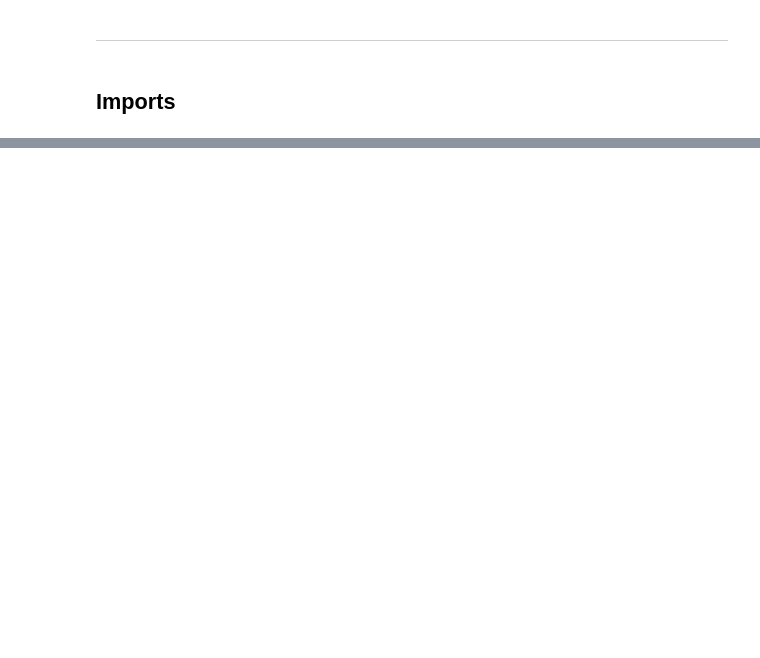
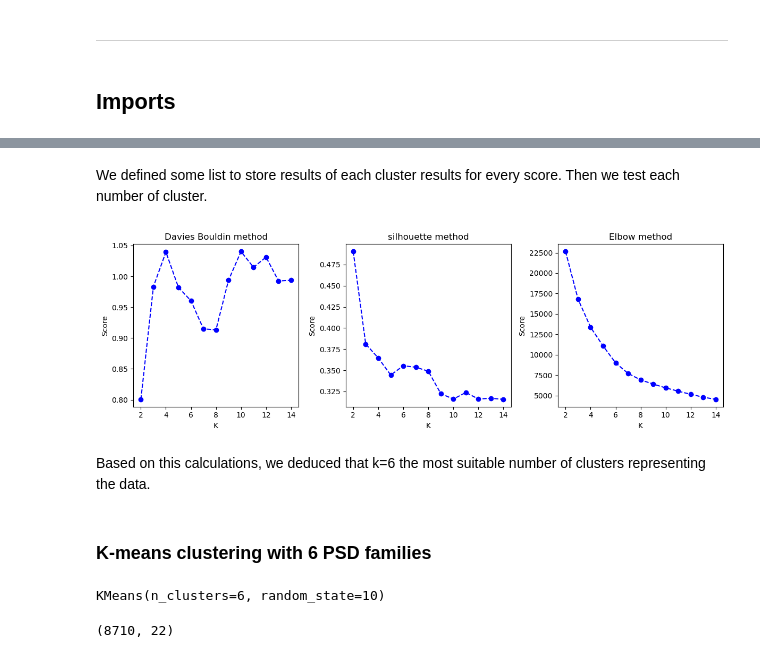
Before and after one commit to aladinor/Ladino_et_al_2025_DNN_PSD_retrieval, a Jupyter notebook: notebooks/K-means-psd.ipynb, the cells around one changed output, grey strips where cells are left out. Drawn from its saved outputs; the diff is of its cells as text; code cells hidden in the pictures; blank space fills up the shorter version.

Commit message:
adding figures and dataframe

```diff
--- a/notebooks/K-means-psd.ipynb
+++ b/notebooks/K-means-psd.ipynb
@@ -50,0 +69,7 @@ dt_camp2ex = datatree.open_datatree(path_data, engine='zarr', consolidated=True)
+# %%
+ds = ds.where(ds.lwc_cum > 0.01, drop=True)
+ds = ds
+ds['logr'] = np.log10(ds.r)
+ds['lognt'] = np.log10(ds.nt)
+ds['loglwc'] = np.log10(ds.lwc_cum)
+ds
@@ -50,0 +96,3 @@ dt_camp2ex = datatree.open_datatree(path_data, engine='zarr', consolidated=True)
+# %%
+df = ds.to_dataframe().reset_index()
+display(df.head(5))
@@ -50,0 +110,3 @@ dt_camp2ex = datatree.open_datatree(path_data, engine='zarr', consolidated=True)
+# %%
+scaler = StandardScaler()
+df[['sigma_T', 'dm_T', 'log10_nw_T', 'logr_T', 'lognt_T', "loglwc_T"]]= scaler.fit_transform(df[['sigma', 'dm', 'log10_nw', 'logr', 'lognt', 'loglwc']])
@@ -50,0 +136,44 @@ dt_camp2ex = datatree.open_datatree(path_data, engine='zarr', consolidated=True)
+# %% [markdown]
+We defined some list to store results of each cluster results for every score. Then we test each number of cluster.
+# %%
+dav = []
+sil = []
+elbow = []
+
+for k in range(2,15):
+    _dav, _sil, _el = get_kmeans_score(df[['sigma_T', 'dm_T', 'log10_nw_T', 'logr_T', 'lognt_T', "loglwc_T"]], k)
+    dav.append(_dav)
+    sil.append(_sil)
+    elbow.append(_el)
+# %%
+# Score result for different number of clusters.
+centers = range(2,15)
+fig, (ax, ax1, ax2) = plt.subplots(1, 3, figsize=(12, 4), dpi=100)
+ax.plot(centers, dav, linestyle='--', marker='o', color='b');
+ax.set_xlabel('K');
+ax.set_ylabel('Score');
+ax.set_title('Davies Bouldin method');
+
+ax1.plot(centers, sil, linestyle='--', marker='o', color='b');
+ax1.set_xlabel('K');
+ax1.set_ylabel('Score');
+ax1.set_title('silhouette method');
+
+ax2.plot(centers, elbow, linestyle='--', marker='o', color='b');
+ax2.set_xlabel('K');
+ax2.set_ylabel('Score');
+ax2.set_title('Elbow method');
+fig.tight_layout()
+# %% [output]
+[figure, added]
+# %% [markdown]
+Based on this calculations, we deduced that k=6 the most suitable number of clusters representing the data.
+# %% [markdown]
+### K-means clustering with 6 PSD families
+# %%
+n_c = 6
+X = df[['sigma_T', 'dm_T', 'log10_nw_T', 'logr_T', 'lognt_T', "loglwc_T"]]
+kmeans = KMeans(n_clusters=n_c, random_state=10)
+kmeans.fit(X)
+# %% [output]
+KMeans(n_clusters=6, random_state=10)
@@ -50,0 +182,6 @@ dt_camp2ex = datatree.open_datatree(path_data, engine='zarr', consolidated=True)
+# %%
+df['kmeans'] = df['kmeans_6'].replace([1, 2, 3, 4, 5, 6], [5,3,4,1,2,6])
+df['dfr'] = df['dbz_t_ku'] - df['dbz_t_ka']
+df.shape
+# %% [output]
+(8710, 22)
```
Also changed, not shown: parts of 24 cells of this notebook, 1 other file.
